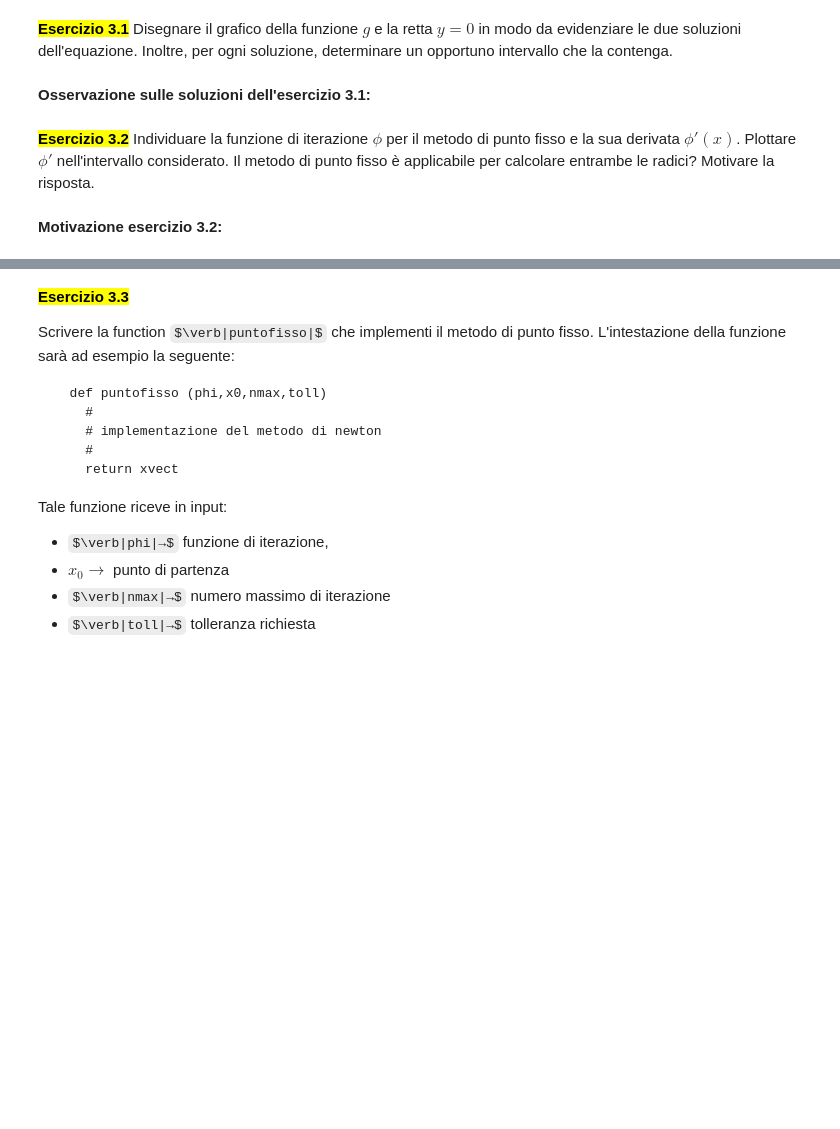
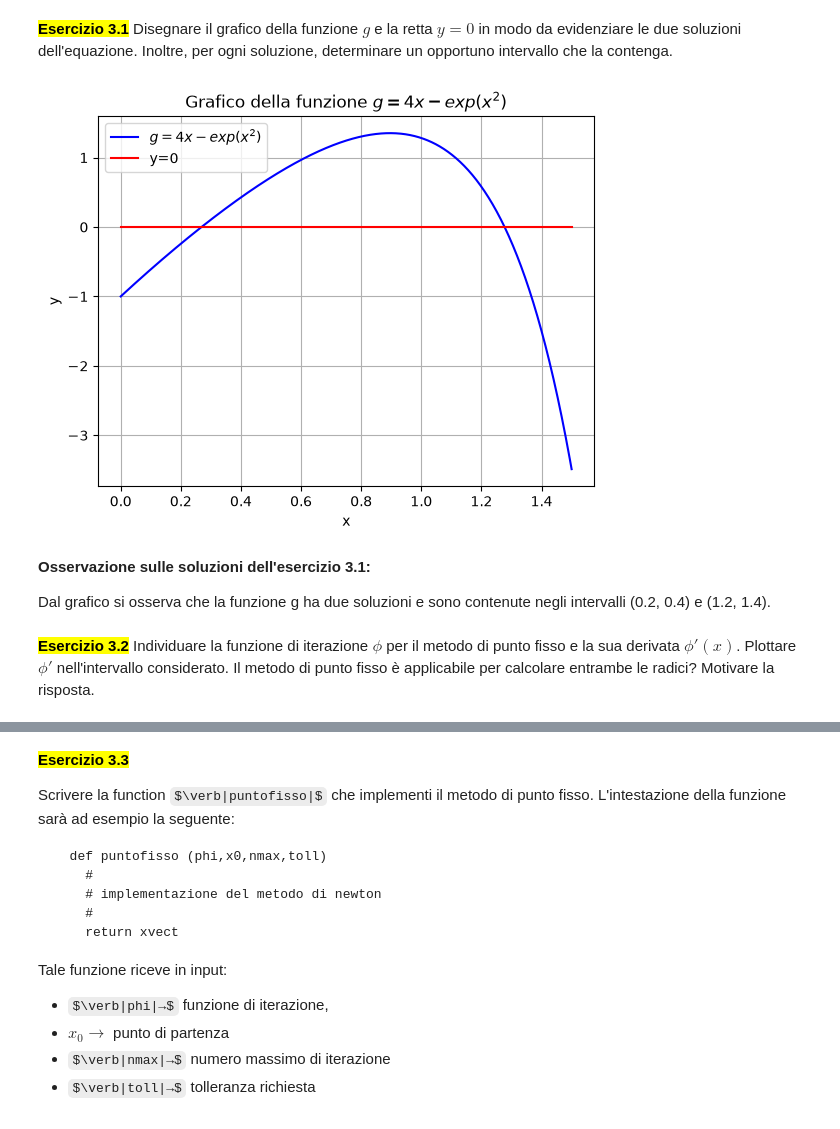
Before and after one commit to martyga05-lab/mani_env_martina, a Jupyter notebook: lab/2_nonlinear_equations_template.ipynb, the cells around one changed output, grey strips where cells are left out. Cells and saved outputs as stored; diff of their text form; code cells hidden in the pictures; some formulas as TeX source; blank space fills up the shorter version.

```diff
--- a/lab/2_nonlinear_equations_template.ipynb
+++ b/lab/2_nonlinear_equations_template.ipynb
@@ -340,5 +340,23 @@ da evidenziare le due soluzioni dell'equazione. Inoltre, per ogni soluzione, det
-# %% [markdown]
-**Osservazione sulle soluzioni dell'esercizio 3.1:**
+# %%
+# plot della funzione g
+
+g = lambda x : 4*x - np.exp(x**2)
+
+xgrid = np.linspace(0,1.5,1000)
+plt.plot(xgrid, g(xgrid), 'b-', label="$g = 4x - exp(x^2)$")
+plt.plot([0,1.5], [0,0], 'r-', label="y=0")
+plt.legend()
+plt.title("Grafico della funzione $g = 4x - exp(x^2)$")
+plt.xlabel("x")
+plt.ylabel("y")
+plt.grid()
+plt.show()
+# %% [output]
+[figure, added]
+# %% [markdown]
+**Osservazione sulle soluzioni dell'esercizio 3.1:**
+
+Dal grafico si osserva che la funzione g ha due soluzioni e sono contenute negli intervalli (0.2, 0.4) e (1.2, 1.4).
 # %% [markdown]
 <mark>**Esercizio 3.2**</mark></br>
 Individuare la funzione di iterazione $\phi$ per il metodo di punto fisso e la sua derivata $\phi'(x)$. Plottare $\phi'$ nell'intervallo considerato. Il metodo di punto fisso è applicabile per calcolare
@@ -348,2 +363,0 @@ entrambe le radici? Motivare la risposta.
-# %% [markdown]
-**Motivazione esercizio 3.2:**
```
Also changed, not shown: parts of 19 cells of this notebook.
